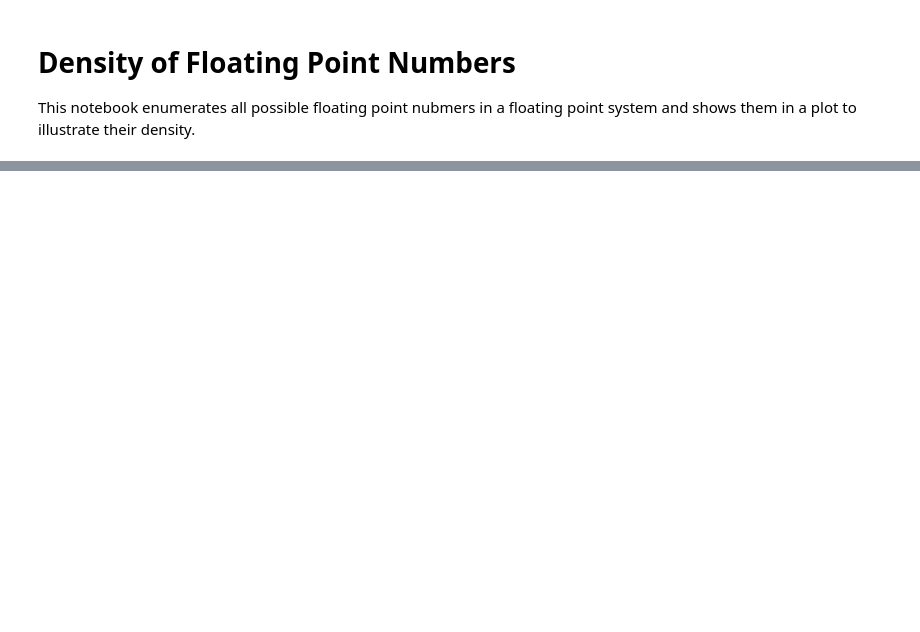
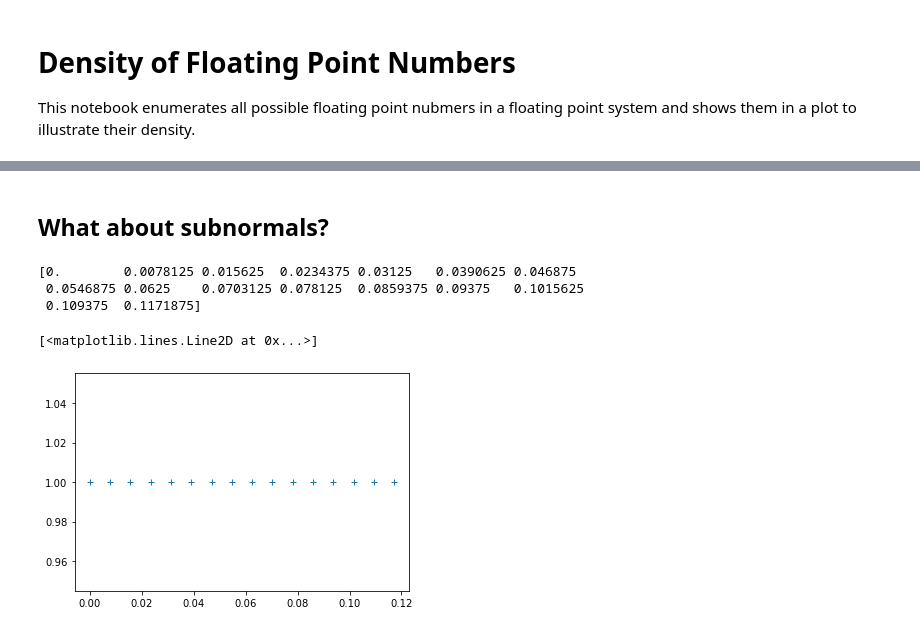
Before and after one commit to inducer/numerics-notes, a Jupyter notebook: demos/error_and_fp/Density of Floating Point Numbers.ipynb, the cells around one changed output, grey strips where cells are left out. Cells and saved outputs as stored; diff of their text form; code cells hidden in the pictures; blank space fills up the shorter version.

```diff
--- a/demos/error_and_fp/Density of Floating Point Numbers.ipynb
+++ b/demos/error_and_fp/Density of Floating Point Numbers.ipynb
@@ -46,0 +56,18 @@ pt.plot(fp_numbers, np.ones_like(fp_numbers), "+")
+# %% [markdown]
+## What about subnormals?
+# %%
+subnormals = []
+exp = exponent_min
+for sbits in range(0, 2**significand_bits):
+    significand = sbits / 2**significand_bits
+    subnormals.append(significand * 2**exp)
+subnormals = np.array(subnormals)
+
+print(subnormals)
+pt.plot(subnormals, np.ones_like(subnormals), "+")
+# %% [output]
+[0.        0.0078125 0.015625  0.0234375 0.03125   0.0390625 0.046875
+ 0.0546875 0.0625    0.0703125 0.078125  0.0859375 0.09375   0.1015625
+ 0.109375  0.1171875]
+[<matplotlib.lines.Line2D at 0x...>]
+[figure, added]
```
Also changed, not shown: parts of 4 cells of this notebook, 1 other file.
